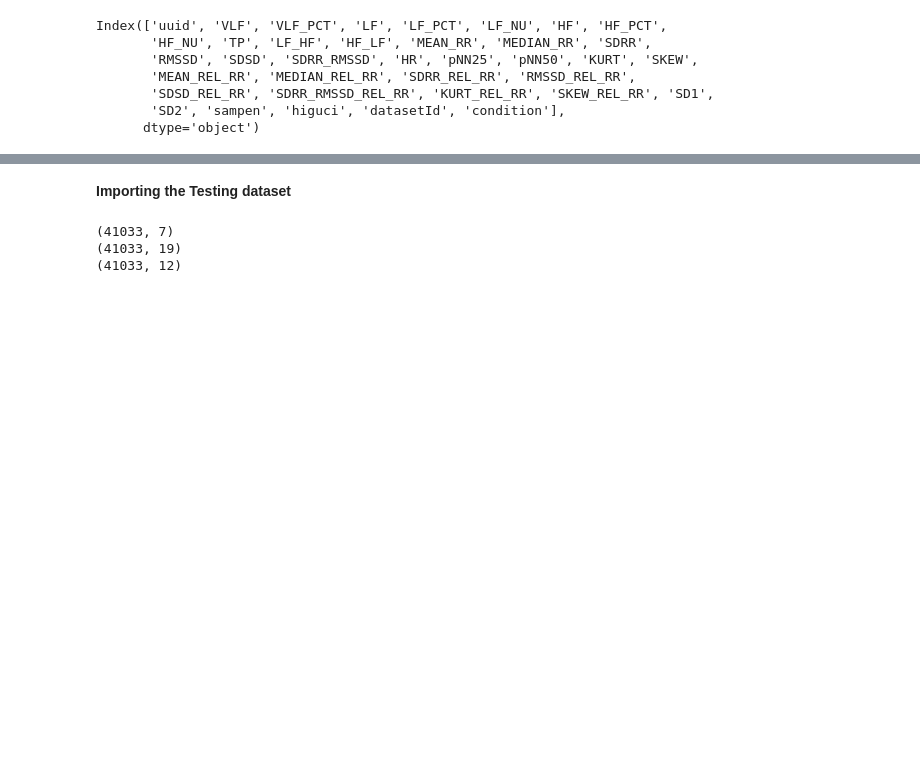
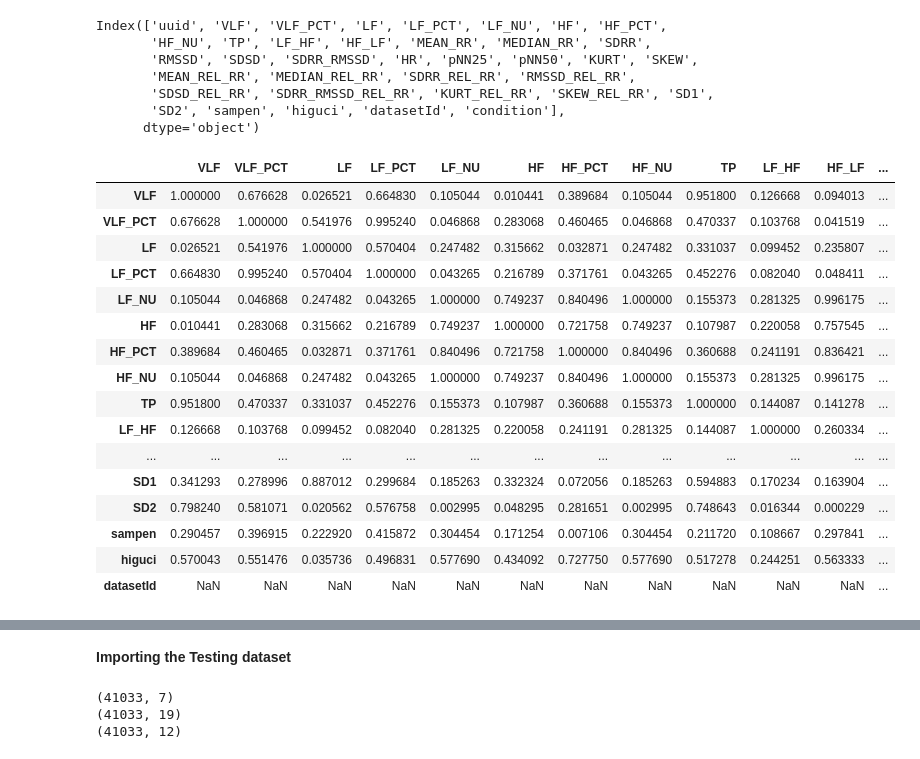
Before and after one commit to mfon-uwa/Hackathons, a Jupyter notebook: StressPredictions.ipynb, the cells around one changed output, grey strips where cells are left out. Saved outputs shown, nothing was run; the diff lists cells and outputs as text; code cells hidden in the pictures; blank space fills up the shorter version.

```diff
--- a/StressPredictions.ipynb
+++ b/StressPredictions.ipynb
@@ -142,3 +144,24 @@ Index(['uuid', 'VLF', 'VLF_PCT', 'LF', 'LF_PCT', 'LF_NU', 'HF', 'HF_PCT',
        'SDSD_REL_RR', 'SDRR_RMSSD_REL_RR', 'KURT_REL_RR', 'SKEW_REL_RR', 'SD1',
        'SD2', 'sampen', 'higuci', 'datasetId', 'condition'],
       dtype='object')
+# %%
+train_dateset_corr = train_dateset.corr().abs()
+train_dateset_corr
+# %% [output]
+|  | VLF | VLF_PCT | LF | LF_PCT | LF_NU | HF | HF_PCT | HF_NU | TP | LF_HF | HF_LF | ... |
+| VLF | 1.000000 | 0.676628 | 0.026521 | 0.664830 | 0.105044 | 0.010441 | 0.389684 | 0.105044 | 0.951800 | 0.126668 | 0.094013 | ... |
+| VLF_PCT | 0.676628 | 1.000000 | 0.541976 | 0.995240 | 0.046868 | 0.283068 | 0.460465 | 0.046868 | 0.470337 | 0.103768 | 0.041519 | ... |
+| LF | 0.026521 | 0.541976 | 1.000000 | 0.570404 | 0.247482 | 0.315662 | 0.032871 | 0.247482 | 0.331037 | 0.099452 | 0.235807 | ... |
+| LF_PCT | 0.664830 | 0.995240 | 0.570404 | 1.000000 | 0.043265 | 0.216789 | 0.371761 | 0.043265 | 0.452276 | 0.082040 | 0.048411 | ... |
+| LF_NU | 0.105044 | 0.046868 | 0.247482 | 0.043265 | 1.000000 | 0.749237 | 0.840496 | 1.000000 | 0.155373 | 0.281325 | 0.996175 | ... |
+| HF | 0.010441 | 0.283068 | 0.315662 | 0.216789 | 0.749237 | 1.000000 | 0.721758 | 0.749237 | 0.107987 | 0.220058 | 0.757545 | ... |
+| HF_PCT | 0.389684 | 0.460465 | 0.032871 | 0.371761 | 0.840496 | 0.721758 | 1.000000 | 0.840496 | 0.360688 | 0.241191 | 0.836421 | ... |
+| HF_NU | 0.105044 | 0.046868 | 0.247482 | 0.043265 | 1.000000 | 0.749237 | 0.840496 | 1.000000 | 0.155373 | 0.281325 | 0.996175 | ... |
+| TP | 0.951800 | 0.470337 | 0.331037 | 0.452276 | 0.155373 | 0.107987 | 0.360688 | 0.155373 | 1.000000 | 0.144087 | 0.141278 | ... |
+| LF_HF | 0.126668 | 0.103768 | 0.099452 | 0.082040 | 0.281325 | 0.220058 | 0.241191 | 0.281325 | 0.144087 | 1.000000 | 0.260334 | ... |
+| ... | ... | ... | ... | ... | ... | ... | ... | ... | ... | ... | ... | ... |
+| SD1 | 0.341293 | 0.278996 | 0.887012 | 0.299684 | 0.185263 | 0.332324 | 0.072056 | 0.185263 | 0.594883 | 0.170234 | 0.163904 | ... |
+| SD2 | 0.798240 | 0.581071 | 0.020562 | 0.576758 | 0.002995 | 0.048295 | 0.281651 | 0.002995 | 0.748643 | 0.016344 | 0.000229 | ... |
+| sampen | 0.290457 | 0.396915 | 0.222920 | 0.415872 | 0.304454 | 0.171254 | 0.007106 | 0.304454 | 0.211720 | 0.108667 | 0.297841 | ... |
+| higuci | 0.570043 | 0.551476 | 0.035736 | 0.496831 | 0.577690 | 0.434092 | 0.727750 | 0.577690 | 0.517278 | 0.244251 | 0.563333 | ... |
+| datasetId | NaN | NaN | NaN | NaN | NaN | NaN | NaN | NaN | NaN | NaN | NaN | ... |
```
Also changed, not shown: parts of 9 cells of this notebook.
